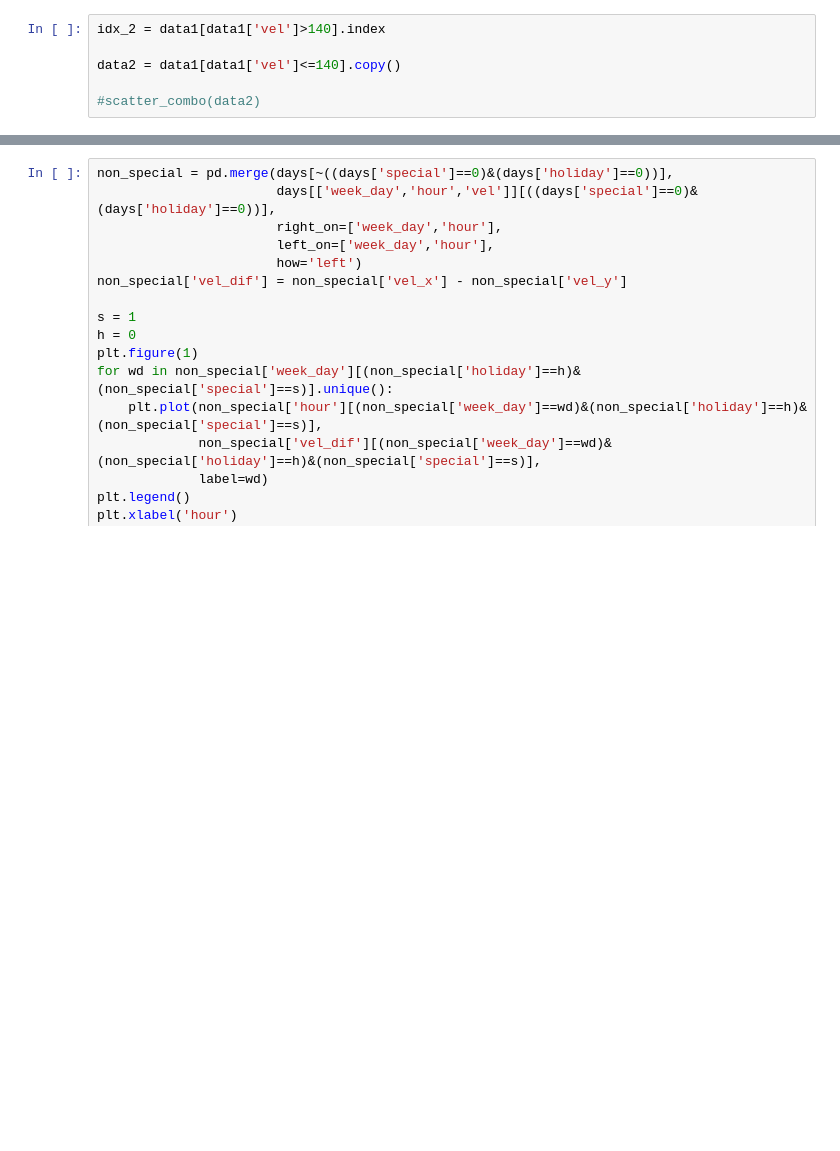
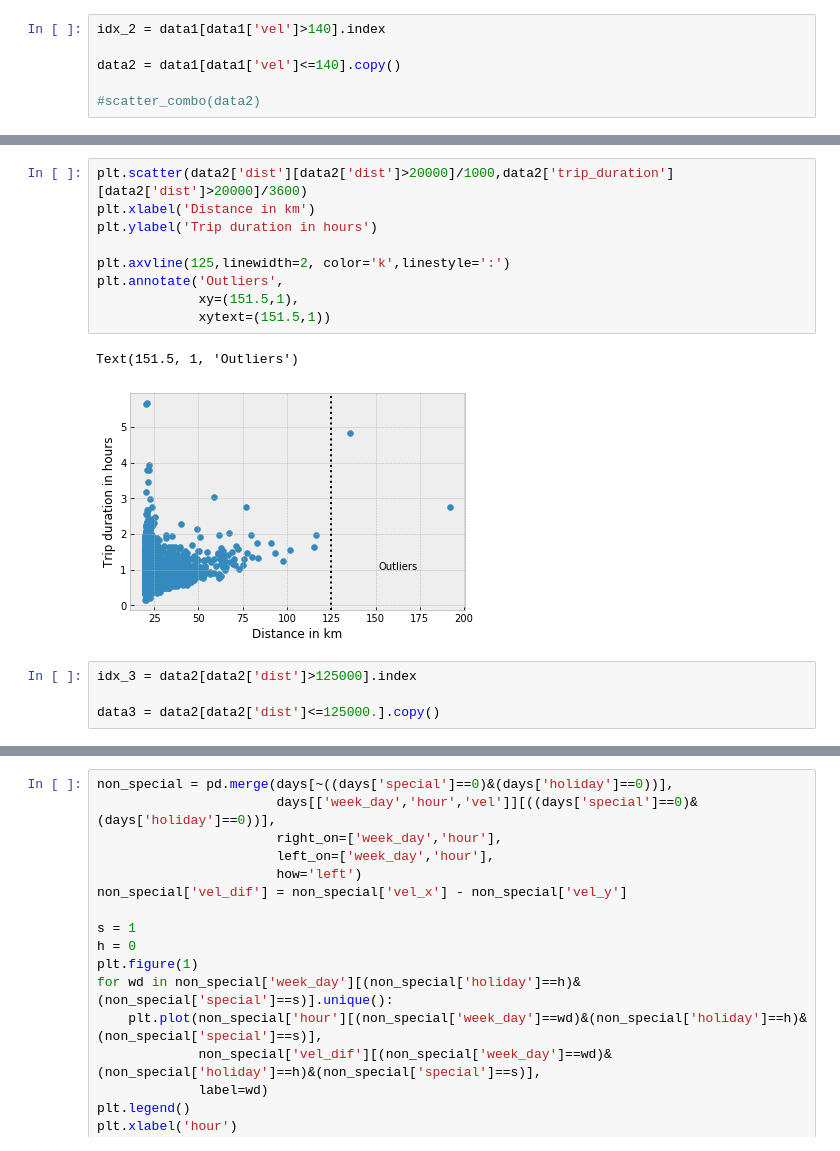
Before and after one commit to corasantos/KAGGLE-NY-Taxi-Trip-Duration, a Jupyter notebook: Draft.ipynb, the cells around one changed output, grey strips where cells are left out. Drawn from its saved outputs; the diff is of its cells as text; blank space fills up the shorter version.

```diff
--- a/Draft.ipynb
+++ b/Draft.ipynb
@@ -351,0 +366,16 @@ data2 = data1[data1['vel']<=140].copy()
+# %%
+plt.scatter(data2['dist'][data2['dist']>20000]/1000,data2['trip_duration'][data2['dist']>20000]/3600)
+plt.xlabel('Distance in km')
+plt.ylabel('Trip duration in hours')
+
+plt.axvline(125,linewidth=2, color='k',linestyle=':')
+plt.annotate('Outliers',
+             xy=(151.5,1),
+             xytext=(151.5,1))
+# %% [output]
+Text(151.5, 1, 'Outliers')
+[figure, added]
+# %%
+idx_3 = data2[data2['dist']>125000].index
+
+data3 = data2[data2['dist']<=125000.].copy()
```
Also changed, not shown: parts of 58 cells of this notebook, 3 other files.
